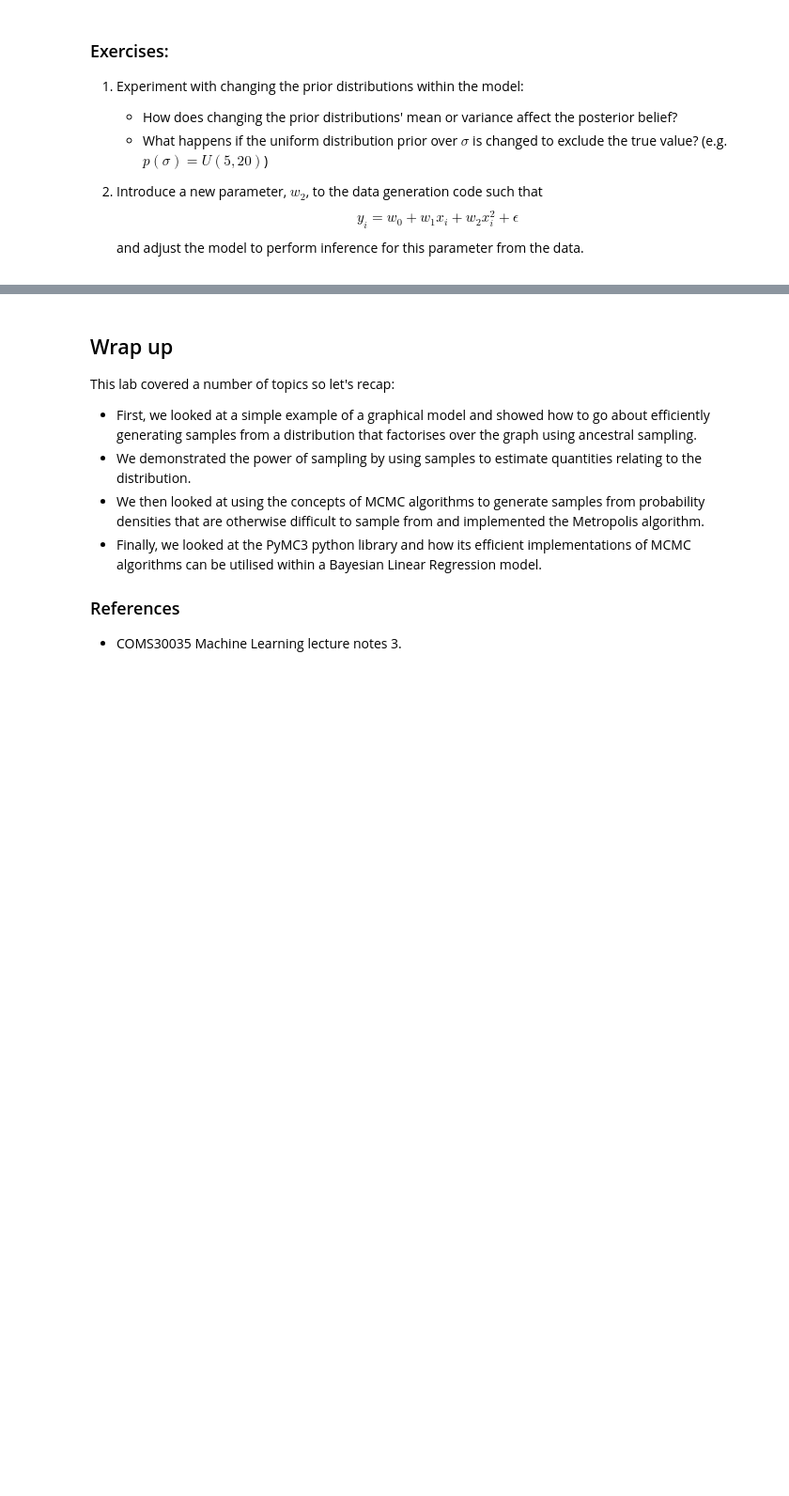
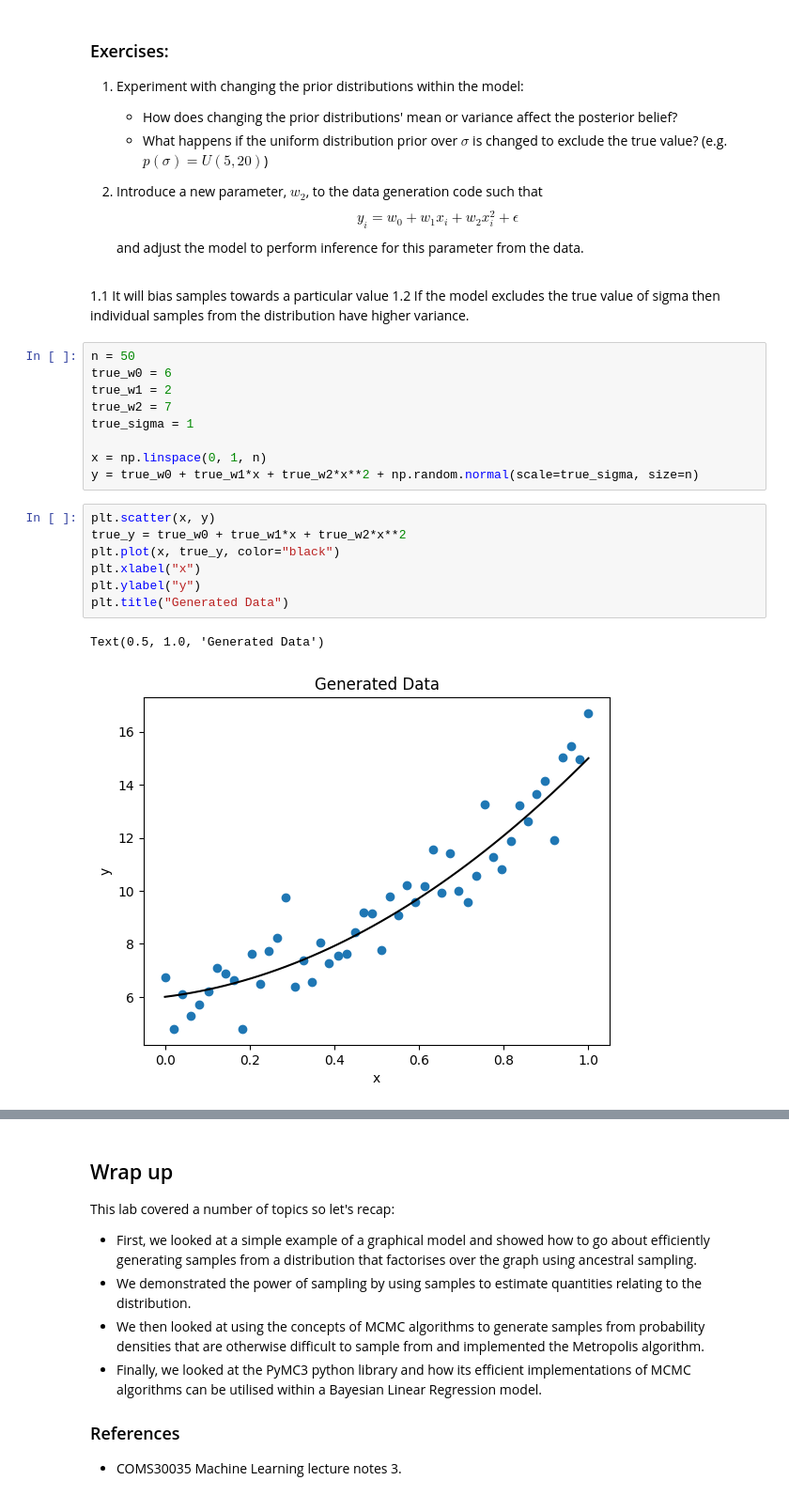
Before and after one commit to alexelwood14/lab_sheets_public, a Jupyter notebook: lab3/lab3-Bayesian_Networks_MCMC_PyMC3.ipynb, the cells around one changed output, grey strips where cells are left out. Shown: that part at 94% size. Cells and saved outputs as stored; diff of their text form; blank space fills up the shorter version.

```diff
--- a/lab3/lab3-Bayesian_Networks_MCMC_PyMC3.ipynb
+++ b/lab3/lab3-Bayesian_Networks_MCMC_PyMC3.ipynb
@@ -358,3 +356,25 @@ plt.legend()
 2. Introduce a new parameter, $w_2$, to the data generation code such that
     $$ y_i = w_0 + w_1x_i + w_2x_i^2+ \epsilon$$
    and adjust the model to perform inference for this parameter from the data.
+# %% [markdown]
+1.1 It will bias samples towards a particular value
+1.2 If the model excludes the true value of sigma then individual samples from the distribution have higher variance.
+# %%
+n = 50
+true_w0 = 6
+true_w1 = 2
+true_w2 = 7
+true_sigma = 1
+
+x = np.linspace(0, 1, n)
+y = true_w0 + true_w1*x + true_w2*x**2 + np.random.normal(scale=true_sigma, size=n)
+# %%
+plt.scatter(x, y)
+true_y = true_w0 + true_w1*x + true_w2*x**2
+plt.plot(x, true_y, color="black")
+plt.xlabel("x")
+plt.ylabel("y")
+plt.title("Generated Data")
+# %% [output]
+Text(0.5, 1.0, 'Generated Data')
+[figure, added]
```
Also changed, not shown: parts of 12 cells of this notebook.
